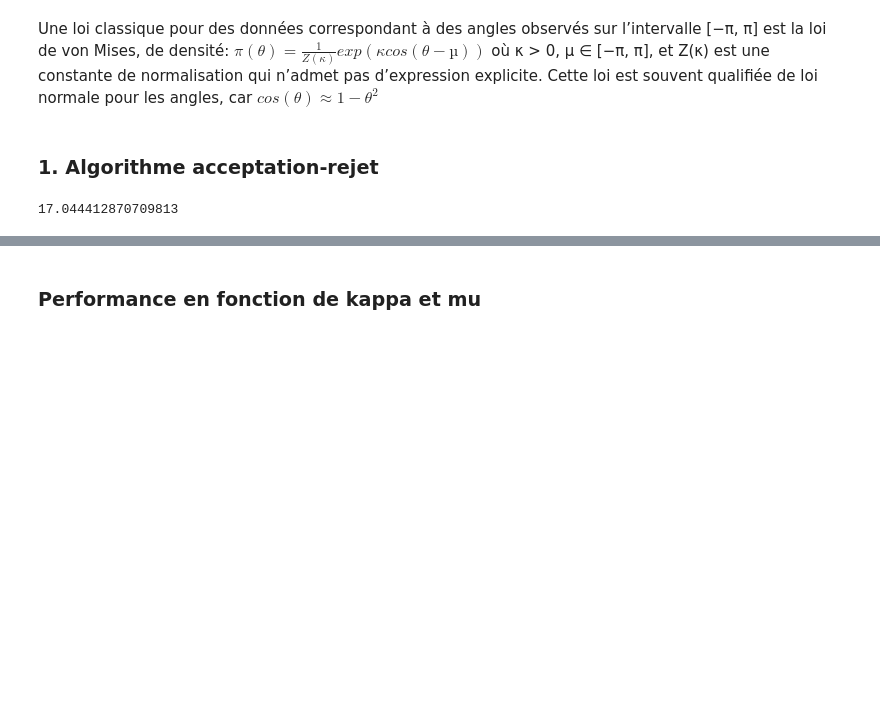
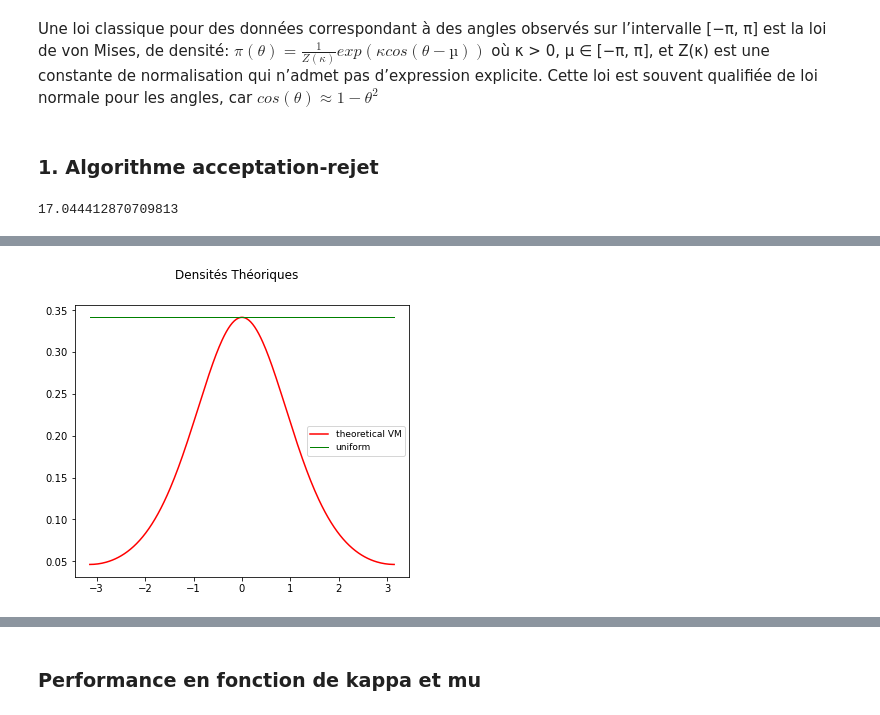
Before and after one commit to emanieluu/Projet_Monte_Carlo_ENSAE_2A_S2, a Jupyter notebook: Projet-Monte-Carlo.ipynb, the cells around one changed output, grey strips where cells are left out. Saved outputs shown, nothing was run; the diff lists cells and outputs as text; code cells hidden in the pictures; blank space fills up the shorter version.

```diff
--- a/Projet-Monte-Carlo.ipynb
+++ b/Projet-Monte-Carlo.ipynb
@@ -53,3 +53,14 @@ plt.xlim(-np.pi, np.pi)
+# %%
+x = np.linspace(-np.pi, np.pi, 300)
+fig, ax = plt.subplots(1,1, figsize=(6,5))
+ax.plot(x, vonmises.pdf(x, kappa, mu), 'r-', label='theoretical VM')
+ax.plot([-np.pi, np.pi], 2*[vonmises.pdf(x, kappa, mu).max()], 'g-', lw=1, label='uniform')
+fig.suptitle('Densités Théoriques')
+plt.legend(prop={'size': 9})
+plt.show()
+fig.savefig('Densites_Théoriques')
+# %% [output]
+[figure, added]
 # %%
  n = [10_000, 100_000, 1_000_000]
 mu = 0
```
Also changed, not shown: parts of 7 cells of this notebook, 3 other files.
